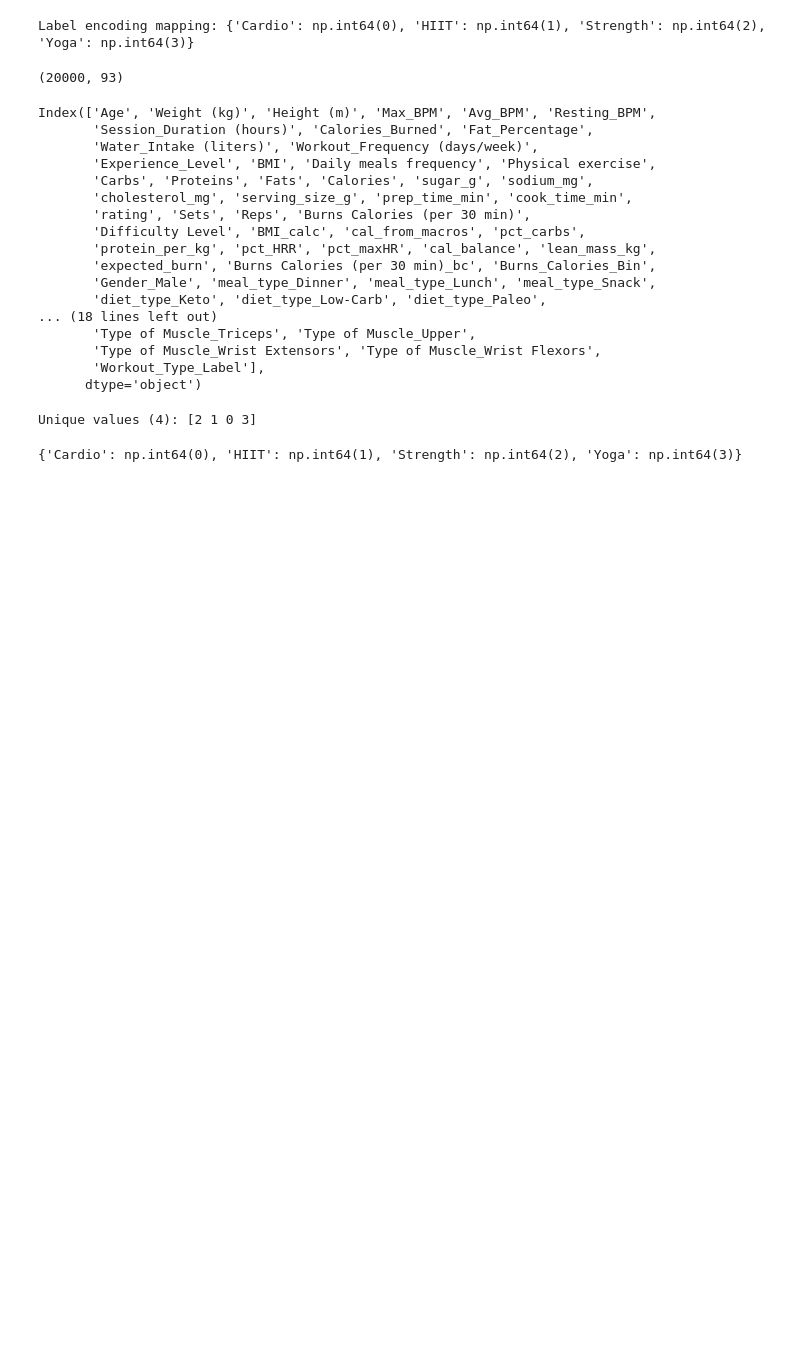
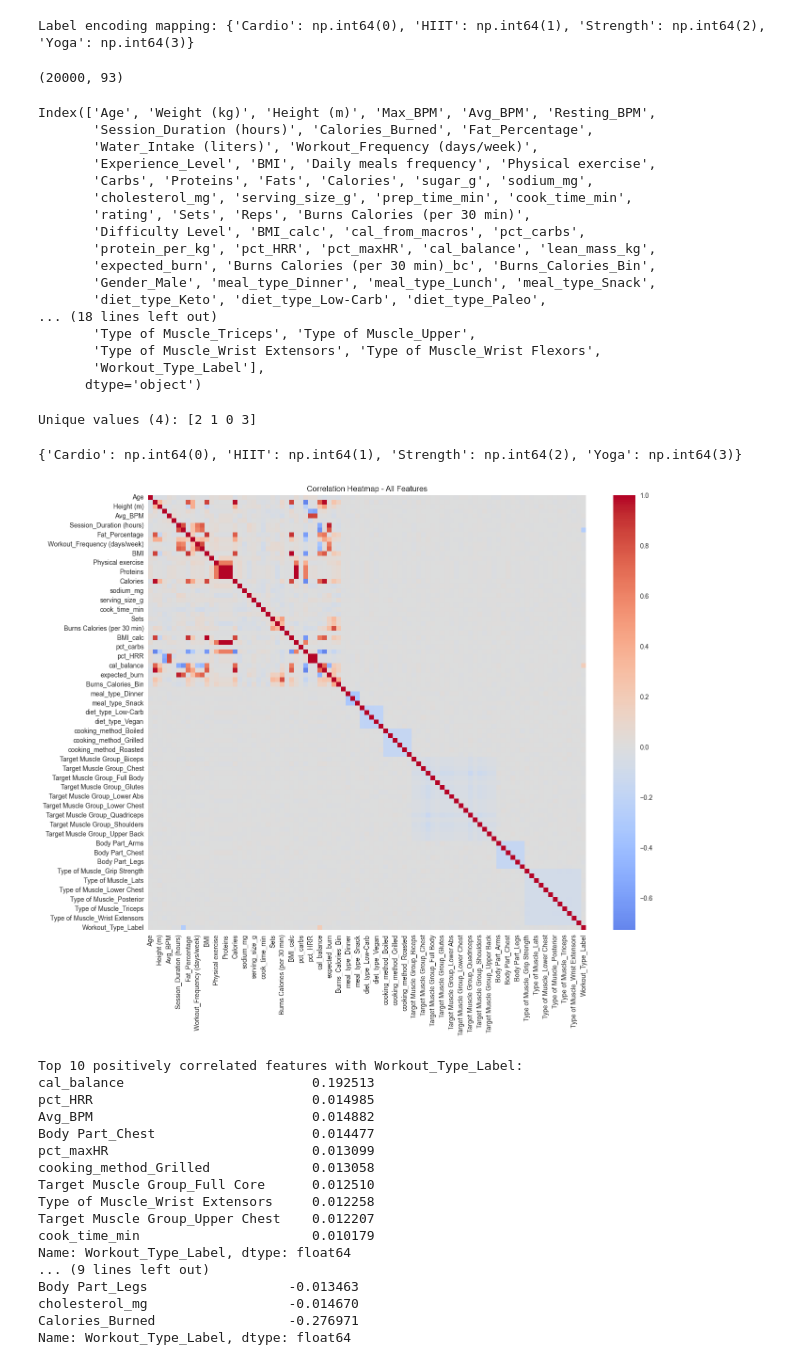
Before and after one commit to murad-02/FitLab, a Jupyter notebook: AI/Fit.ipynb, the cells around one changed output. Drawn from its saved outputs; the diff is of its cells as text; code cells hidden in the pictures; blank space fills up the shorter version.

```diff
--- a/AI/Fit.ipynb
+++ b/AI/Fit.ipynb
@@ -558,3 +558,45 @@ mapping = dict(zip(le_target.classes_, le_target.transform(le_target.classes_)))
 print(mapping)
 # %% [output]
 {'Cardio': np.int64(0), 'HIIT': np.int64(1), 'Strength': np.int64(2), 'Yoga': np.int64(3)}
+# %%
+import seaborn as sns
+import matplotlib.pyplot as plt
+
+# Compute correlation for all numeric columns
+corr_matrix = df.corr(numeric_only=True)
+
+# Correlation of all features with the target
+target_corr = corr_matrix['Workout_Type_Label'].sort_values(ascending=False)
+plt.figure(figsize=(15,12))
+sns.heatmap(corr_matrix, cmap='coolwarm', center=0, annot=False)
+plt.title("Correlation Heatmap - All Features")
+plt.show()
+# Exclude the target itself
+top_features = target_corr.drop('Workout_Type_Label').sort_values(ascending=False)
+
+# Top 10 positive correlations
+print("Top 10 positively correlated features with Workout_Type_Label:")
+print(top_features.head(10))
+
+# Top 10 negative correlations
+print("\nTop 10 negatively correlated features with Workout_Type_Label:")
+print(top_features.tail(10))
+# %% [output]
+[figure, added]
+Top 10 positively correlated features with Workout_Type_Label:
+cal_balance                        0.192513
+pct_HRR                            0.014985
+Avg_BPM                            0.014882
+Body Part_Chest                    0.014477
+pct_maxHR                          0.013099
+cooking_method_Grilled             0.013058
+Target Muscle Group_Full Core      0.012510
+Type of Muscle_Wrist Extensors     0.012258
+Target Muscle Group_Upper Chest    0.012207
+cook_time_min                      0.010179
+Name: Workout_Type_Label, dtype: float64
+... (9 lines left out)
+Body Part_Legs                  -0.013463
+cholesterol_mg                  -0.014670
+Calories_Burned                 -0.276971
+Name: Workout_Type_Label, dtype: float64
```
Also changed, not shown: parts of 20 cells of this notebook.
